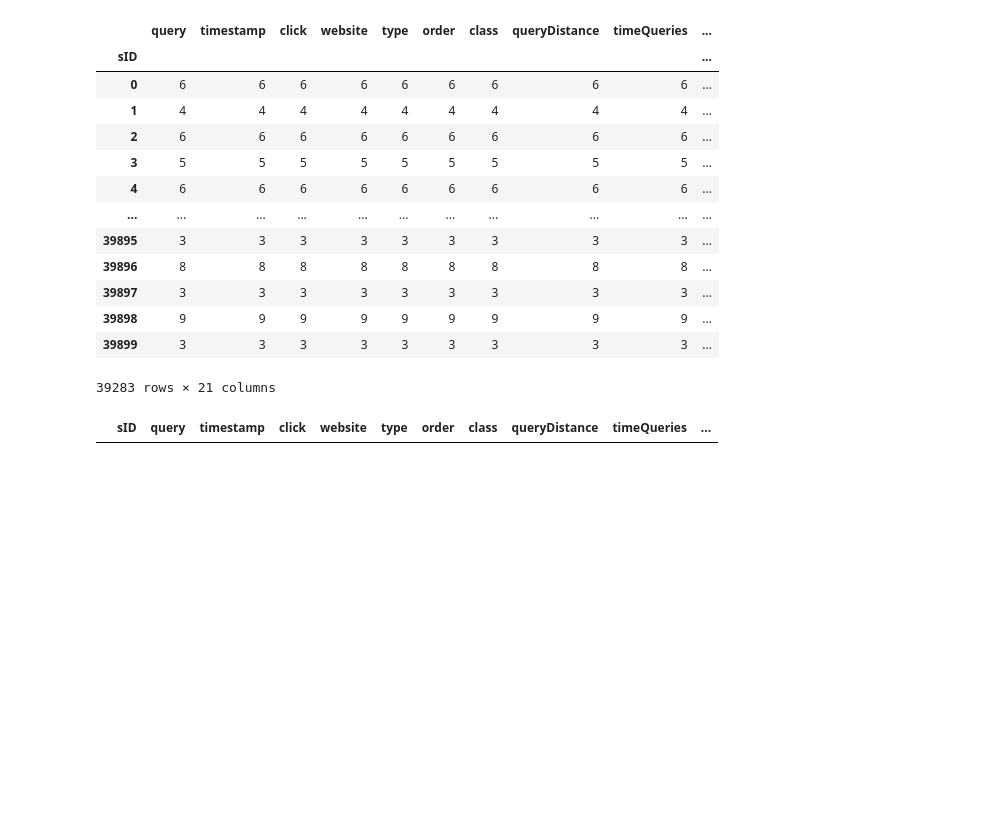
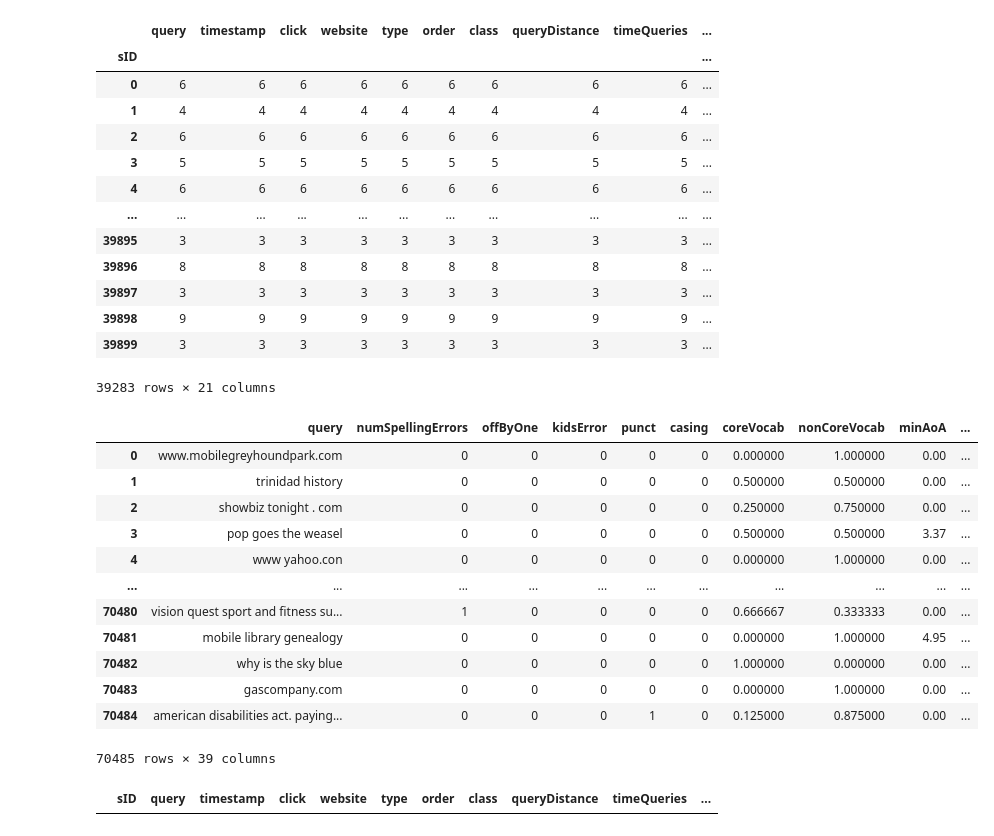
Before and after one commit to michaelgrn/RYSe, a Jupyter notebook: FeatureExtraction/FeatureExtractionMain.ipynb, the cells around one changed output. Drawn from its saved outputs; the diff is of its cells as text; code cells hidden in the pictures; blank space fills up the shorter version.

```diff
--- a/FeatureExtraction/FeatureExtractionMain.ipynb
+++ b/FeatureExtraction/FeatureExtractionMain.ipynb
@@ -11,6 +10,8 @@ import re
 
 This loads up sessions with clicks, starts extracting lexical characteristics, and extras all unique queries for more feature extraction.
 # %%
+SWC = pickle.load( open( "../Data/DataSets/SWC/SWC.p", "rb" ) )
+SQS = list(pickle.load( open( "../Data/DataSets/SQS/SQS.p", "rb" ) ))
 searchFeatSWC = pickle.load( open( "Pickles/SearchFeatSWC.p", "rb" ) )
 searchFeatSQS = pickle.load( open( "Pickles/SearchFeatSQS.p", "rb" ) )
 vocabFeat = pickle.load( open( "Pickles/VocabFeat.p", "rb" ) )
@@ -52,6 +61,22 @@ searchFeatSWC.groupby('sID').count()
 sPFeat = sPFeat.merge(vocabFeat)
 synFeat = synFeat.merge(lexFeat)
 searchFeat = synFeat.merge(sPFeat)
+# %%
+sPFeat
+# %% [output]
+|  | query | numSpellingErrors | offByOne | kidsError | punct | casing | coreVocab | nonCoreVocab | minAoA | ... |
+| 0 | www.mobilegreyhoundpark.com | 0 | 0 | 0 | 0 | 0 | 0.000000 | 1.000000 | 0.00 | ... |
+| 1 | trinidad history | 0 | 0 | 0 | 0 | 0 | 0.500000 | 0.500000 | 0.00 | ... |
+| 2 | showbiz tonight . com | 0 | 0 | 0 | 0 | 0 | 0.250000 | 0.750000 | 0.00 | ... |
+| 3 | pop goes the weasel | 0 | 0 | 0 | 0 | 0 | 0.500000 | 0.500000 | 3.37 | ... |
+| 4 | www yahoo.con | 0 | 0 | 0 | 0 | 0 | 0.000000 | 1.000000 | 0.00 | ... |
+| ... | ... | ... | ... | ... | ... | ... | ... | ... | ... | ... |
+| 70480 | vision quest sport and fitness su... | 1 | 0 | 0 | 0 | 0 | 0.666667 | 0.333333 | 0.00 | ... |
+| 70481 | mobile library genealogy | 0 | 0 | 0 | 0 | 0 | 0.000000 | 1.000000 | 4.95 | ... |
+| 70482 | why is the sky blue | 0 | 0 | 0 | 0 | 0 | 1.000000 | 0.000000 | 0.00 | ... |
+| 70483 | gascompany.com | 0 | 0 | 0 | 0 | 0 | 0.000000 | 1.000000 | 0.00 | ... |
+| 70484 | american disabilities act. paying... | 0 | 0 | 0 | 1 | 0 | 0.125000 | 0.875000 | 0.00 | ... |
+70485 rows × 39 columns
 # %%
 SWCAll = searchFeatSWC.merge(searchFeat, how='inner', on='query')
 # %%
```
Also changed, not shown: parts of 7 cells of this notebook, 3 other files.
